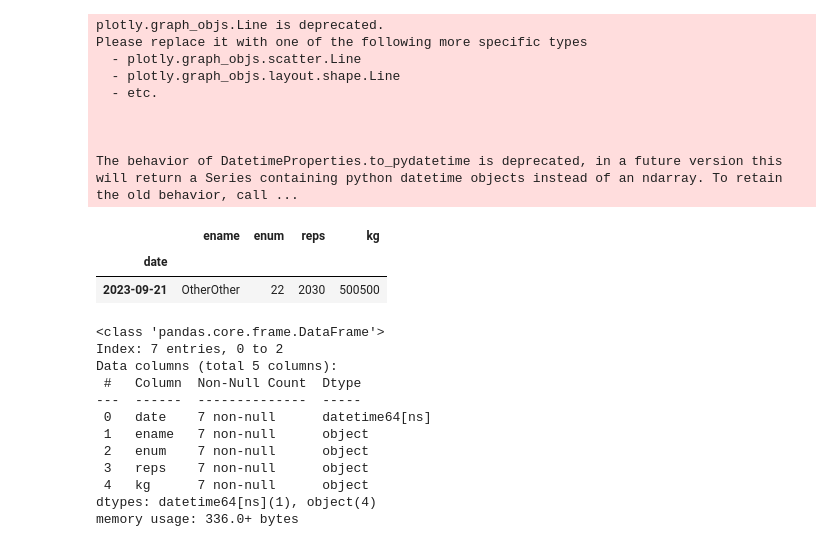
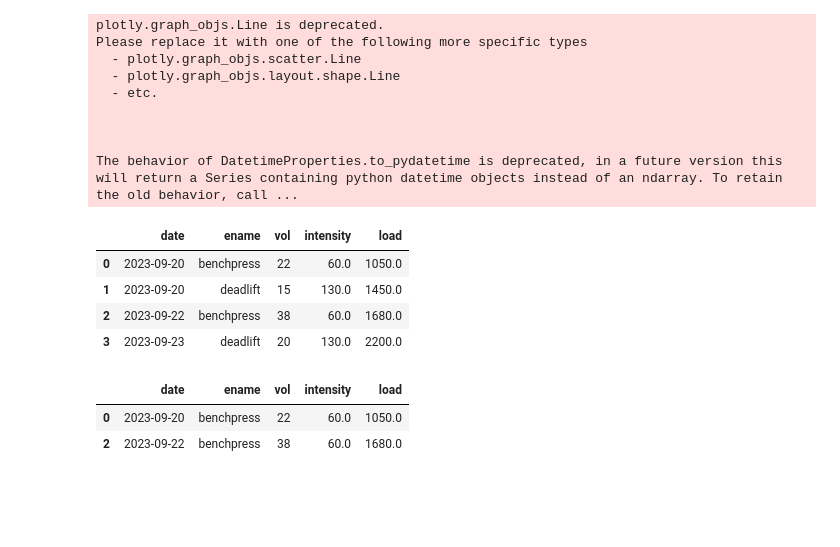
Before and after one commit to mwcoleman/logit, a Jupyter notebook: logit/EDA.ipynb, the cells around one changed output. Saved outputs shown, nothing was run; the diff lists cells and outputs as text; code cells hidden in the pictures; blank space fills up the shorter version.

```diff
--- a/logit/EDA.ipynb
+++ b/logit/EDA.ipynb
@@ -57,0 +105,4 @@ df_synth['date'] = df_synth.date.apply(lambda x: datetime.datetime.strptime(x, "
+# %%
+df = _log_as_dataframe()
+
+df['date'] = df.date.apply(lambda x: datetime.datetime.strptime(x, "%d-%m-%y"))
@@ -76,25 +133,28 @@ Please replace it with one of the following more specific types
 
 
 The behavior of DatetimeProperties.to_pydatetime is deprecated, in a future version this will return a Series containing python datetime objects instead of an ndarray. To retain the old behavior, call ...
-# %%
-fig = go.Figure()
-df_synth[df_synth.ename=='Other'].groupby('date').sum()
-# %% [output]
-|  | ename | enum | reps | kg |
-| date |  |  |  |  |
-| 2023-09-21 | OtherOther | 22 | 2030 | 500500 |
-# %%
-df_synth.info()
-# %% [output]
-<class 'pandas.core.frame.DataFrame'>
-Index: 7 entries, 0 to 2
-Data columns (total 5 columns):
- #   Column  Non-Null Count  Dtype
----  ------  --------------  -----
- 0   date    7 non-null      datetime64[ns]
- 1   ename   7 non-null      object
- 2   enum    7 non-null      object
- 3   reps    7 non-null      object
- 4   kg      7 non-null      object
-dtypes: datetime64[ns](1), object(4)
-memory usage: 336.0+ bytes
+# %%
+import numpy as np
+import plotly.graph_objects as go
+
+df['load'] = df.reps * df.kg
+
+grpby = df.groupby(['date','ename'], as_index=False).aggregate(
+    vol=("reps", 'sum'),
+    intensity=("kg", 'max'),
+    load=("load",'sum')
+)
+# %%
+grpby
+# %% [output]
+|  | date | ename | vol | intensity | load |
+| 0 | 2023-09-20 | benchpress | 22 | 60.0 | 1050.0 |
+| 1 | 2023-09-20 | deadlift | 15 | 130.0 | 1450.0 |
+| 2 | 2023-09-22 | benchpress | 38 | 60.0 | 1680.0 |
+| 3 | 2023-09-23 | deadlift | 20 | 130.0 | 2200.0 |
+# %%
+grpby[grpby.ename=='benchpress']
+# %% [output]
+|  | date | ename | vol | intensity | load |
+| 0 | 2023-09-20 | benchpress | 22 | 60.0 | 1050.0 |
+| 2 | 2023-09-22 | benchpress | 38 | 60.0 | 1680.0 |
```
Also changed, not shown: parts of 13 cells of this notebook, 3 other files.
